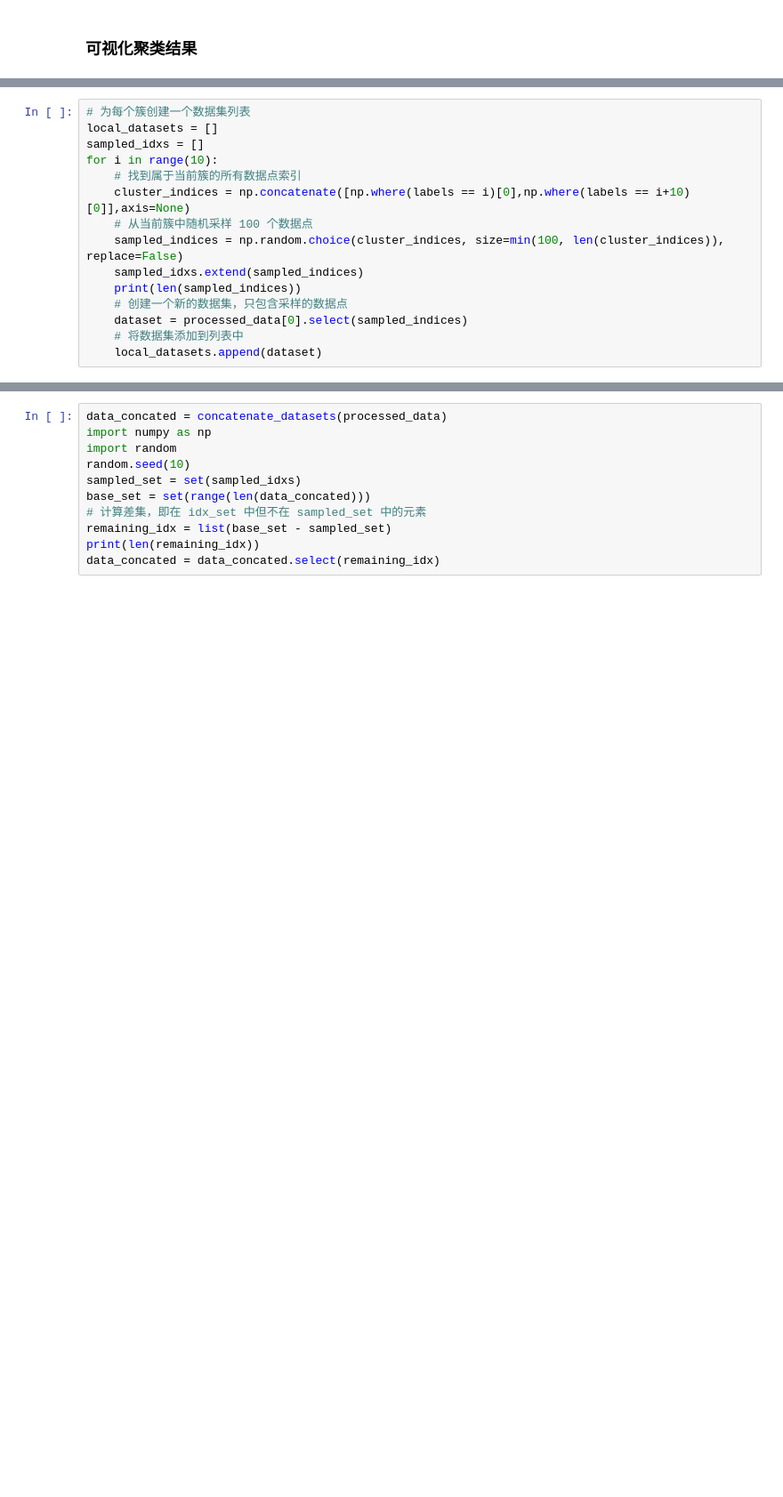
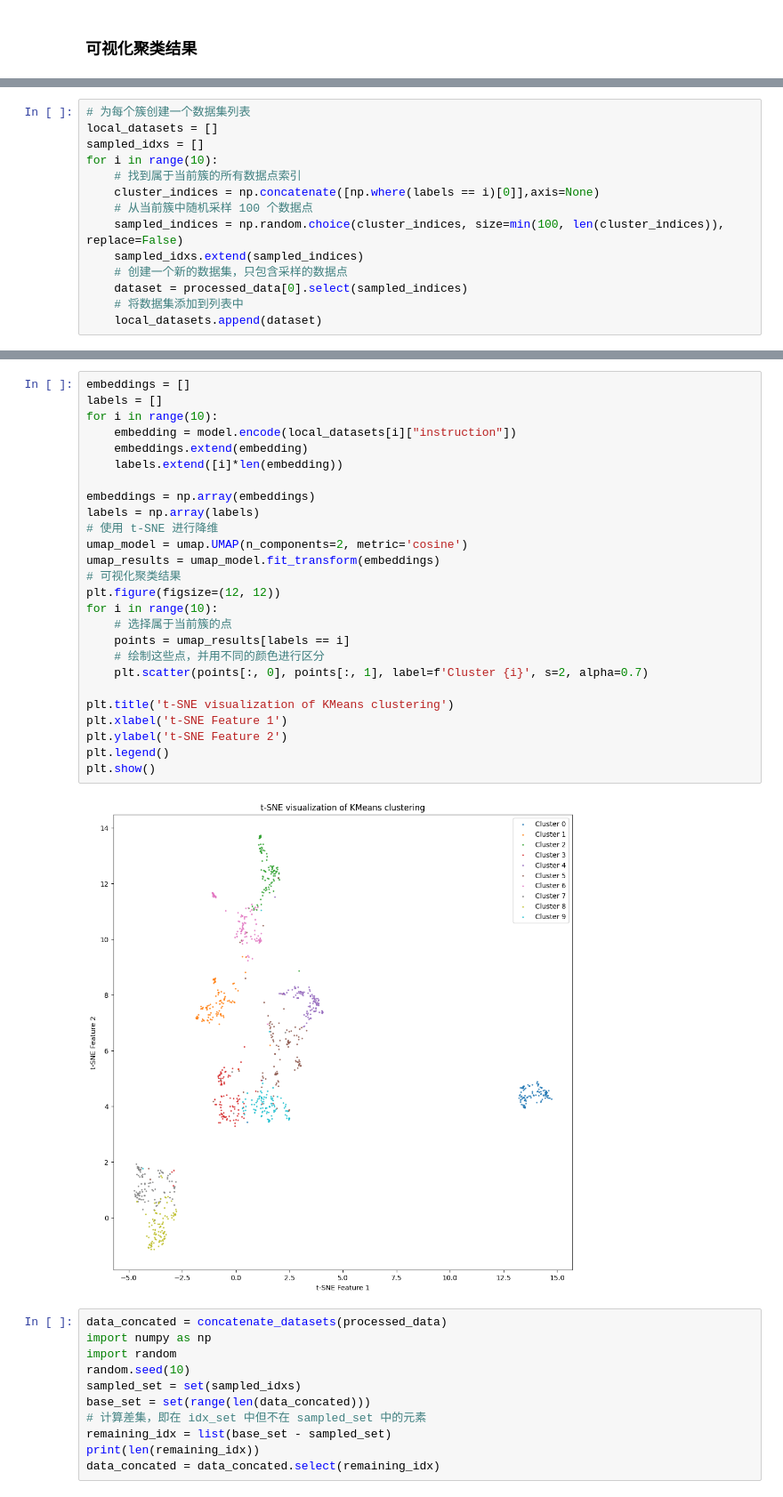
Before and after one commit to LEON-gittech/Cherry_LLM, a Jupyter notebook: non-iid.ipynb, the cells around one changed output, grey strips where cells are left out. Shown at 89% size. Cells and saved outputs as stored; diff of their text form; blank space fills up the shorter version.

```diff
--- a/non-iid.ipynb
+++ b/non-iid.ipynb
@@ -290,11 +314,10 @@ local_datasets = []
 sampled_idxs = []
 for i in range(10):
     # 找到属于当前簇的所有数据点索引
-    cluster_indices = np.concatenate([np.where(labels == i)[0],np.where(labels == i+10)[0]],axis=None)
+    cluster_indices = np.concatenate([np.where(labels == i)[0]],axis=None)
     # 从当前簇中随机采样 100 个数据点
     sampled_indices = np.random.choice(cluster_indices, size=min(100, len(cluster_indices)), replace=False)
     sampled_idxs.extend(sampled_indices)
-    print(len(sampled_indices))
     # 创建一个新的数据集，只包含采样的数据点
     dataset = processed_data[0].select(sampled_indices)
     # 将数据集添加到列表中
@@ -317,3 +327,31 @@ print(len(sampled_idxs))
+# %%
+embeddings = []
+labels = []
+for i in range(10):
+    embedding = model.encode(local_datasets[i]["instruction"])
+    embeddings.extend(embedding)
+    labels.extend([i]*len(embedding))
+
+embeddings = np.array(embeddings)
+labels = np.array(labels)
+# 使用 t-SNE 进行降维
+umap_model = umap.UMAP(n_components=2, metric='cosine')
+umap_results = umap_model.fit_transform(embeddings)
+# 可视化聚类结果
+plt.figure(figsize=(12, 12))
+for i in range(10):
+    # 选择属于当前簇的点
+    points = umap_results[labels == i]
+    # 绘制这些点，并用不同的颜色进行区分
+    plt.scatter(points[:, 0], points[:, 1], label=f'Cluster {i}', s=2, alpha=0.7)
+
+plt.title('t-SNE visualization of KMeans clustering')
+plt.xlabel('t-SNE Feature 1')
+plt.ylabel('t-SNE Feature 2')
+plt.legend()
+plt.show()
+# %% [output]
+[figure, added]
 # %%
 data_concated = concatenate_datasets(processed_data)
 import numpy as np
```
Also changed, not shown: parts of 13 cells of this notebook.
